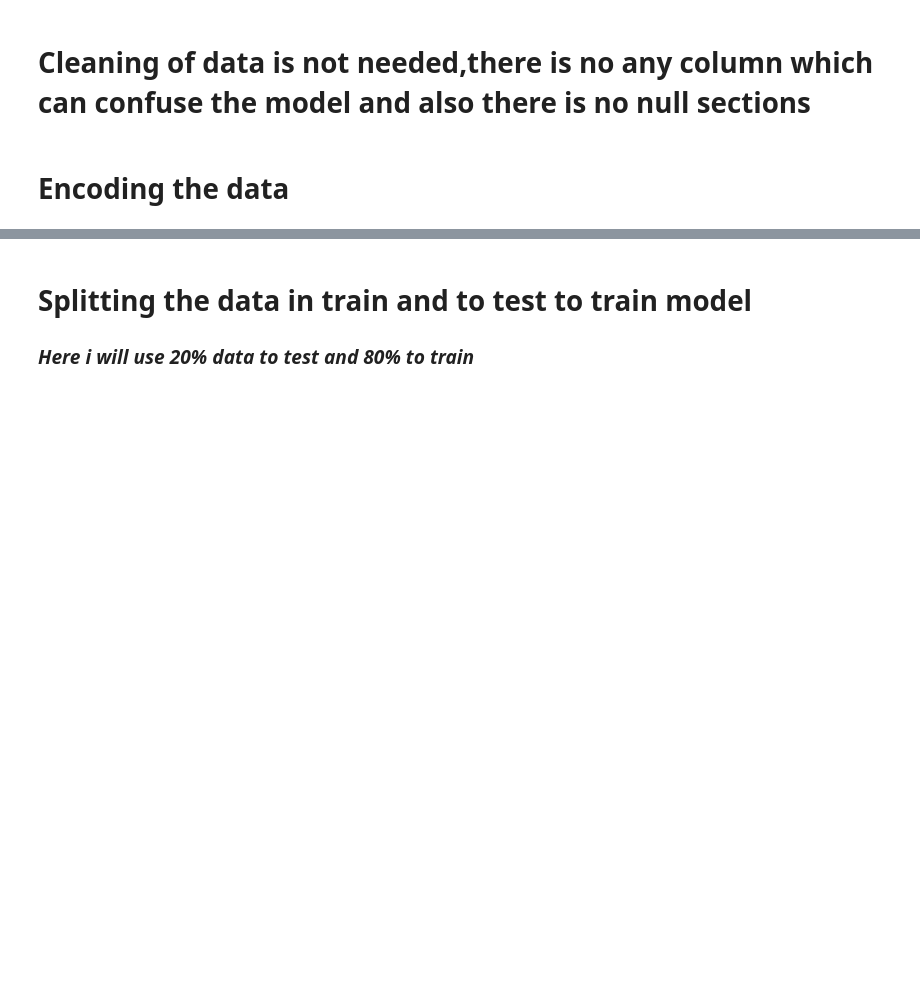
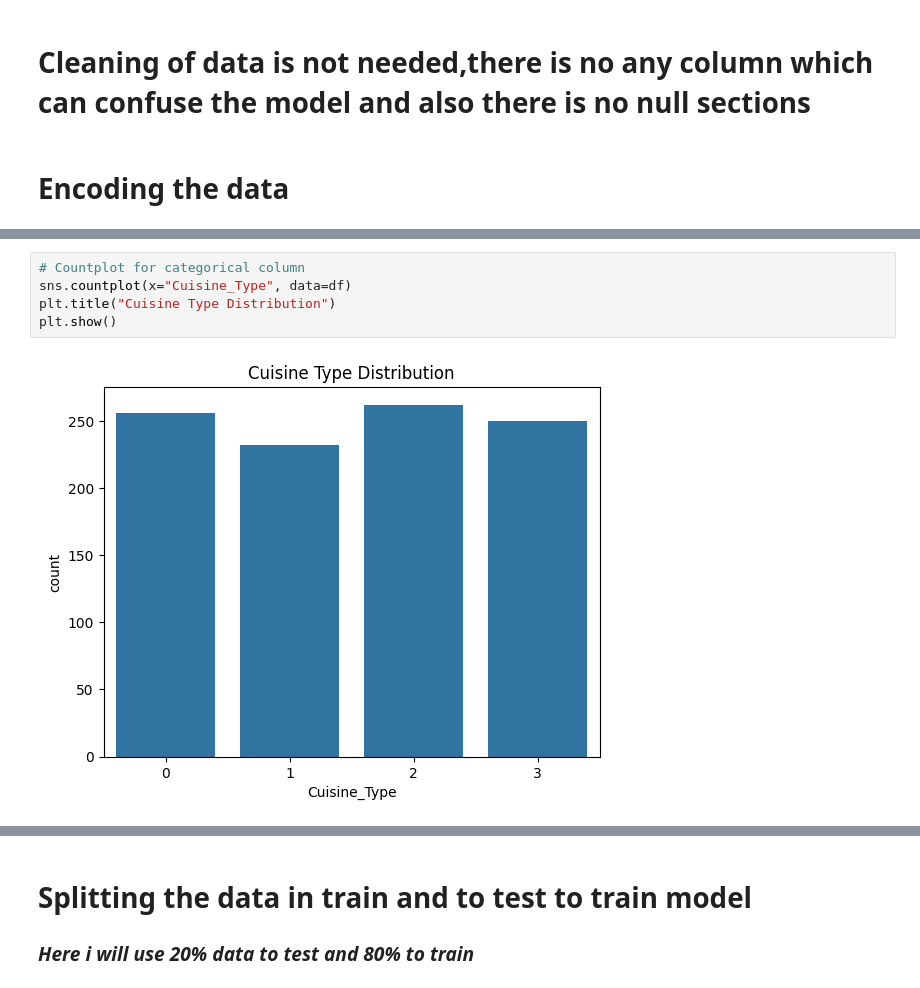
Before and after one commit to Rishant-gupta/Restaurant_review_prediction-_model, a Jupyter notebook: RestaurantReviewPrediction.ipynb, the cells around one changed output, grey strips where cells are left out. Cells and saved outputs as stored; diff of their text form; blank space fills up the shorter version.

```diff
--- a/RestaurantReviewPrediction.ipynb
+++ b/RestaurantReviewPrediction.ipynb
@@ -87,3 +99,10 @@ df=pd.get_dummies(df, columns=ohe_column, drop_first=True)
+# %%
+# Countplot for categorical column
+sns.countplot(x="Cuisine_Type", data=df)
+plt.title("Cuisine Type Distribution")
+plt.show()
+# %% [output]
+[figure, added]
 # %%
 df.info()
 # %% [output]
```
Also changed, not shown: parts of 22 cells of this notebook.
